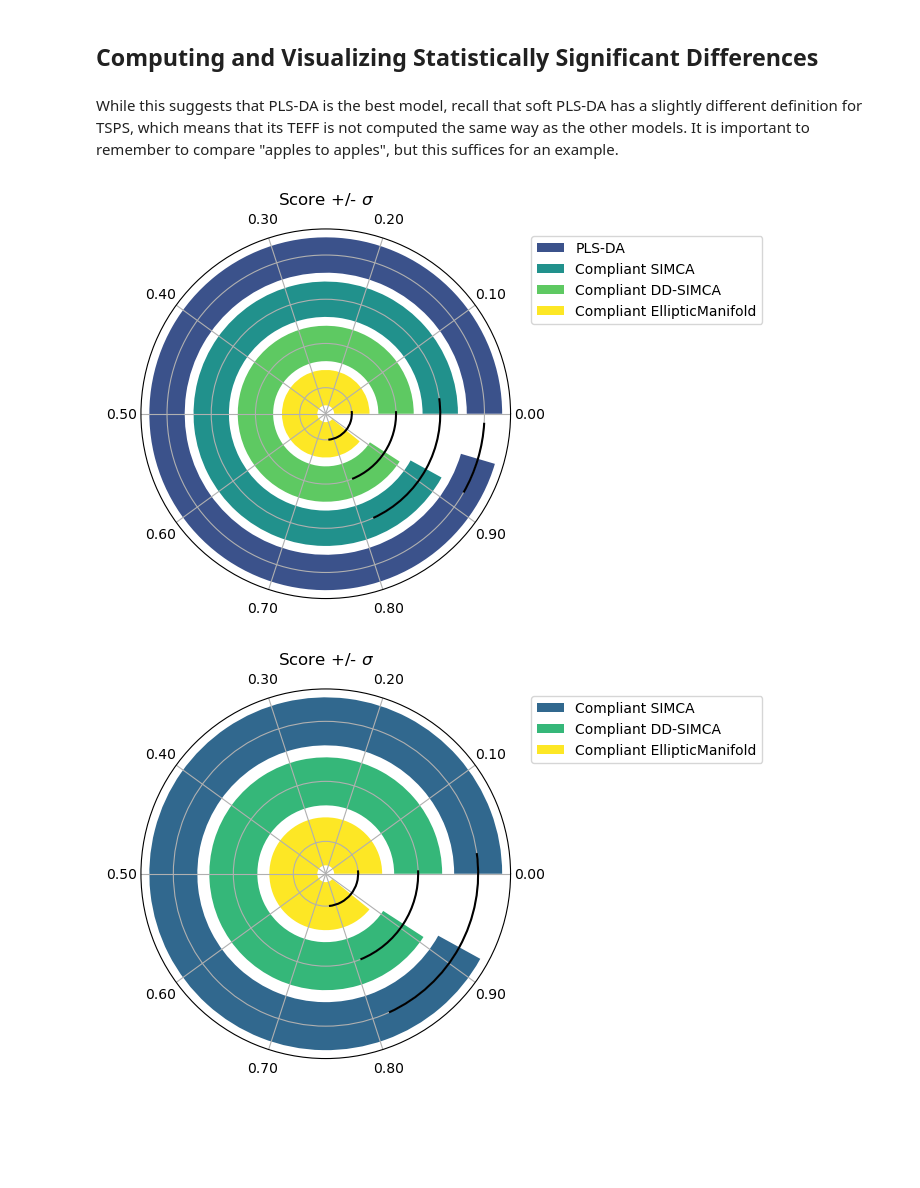
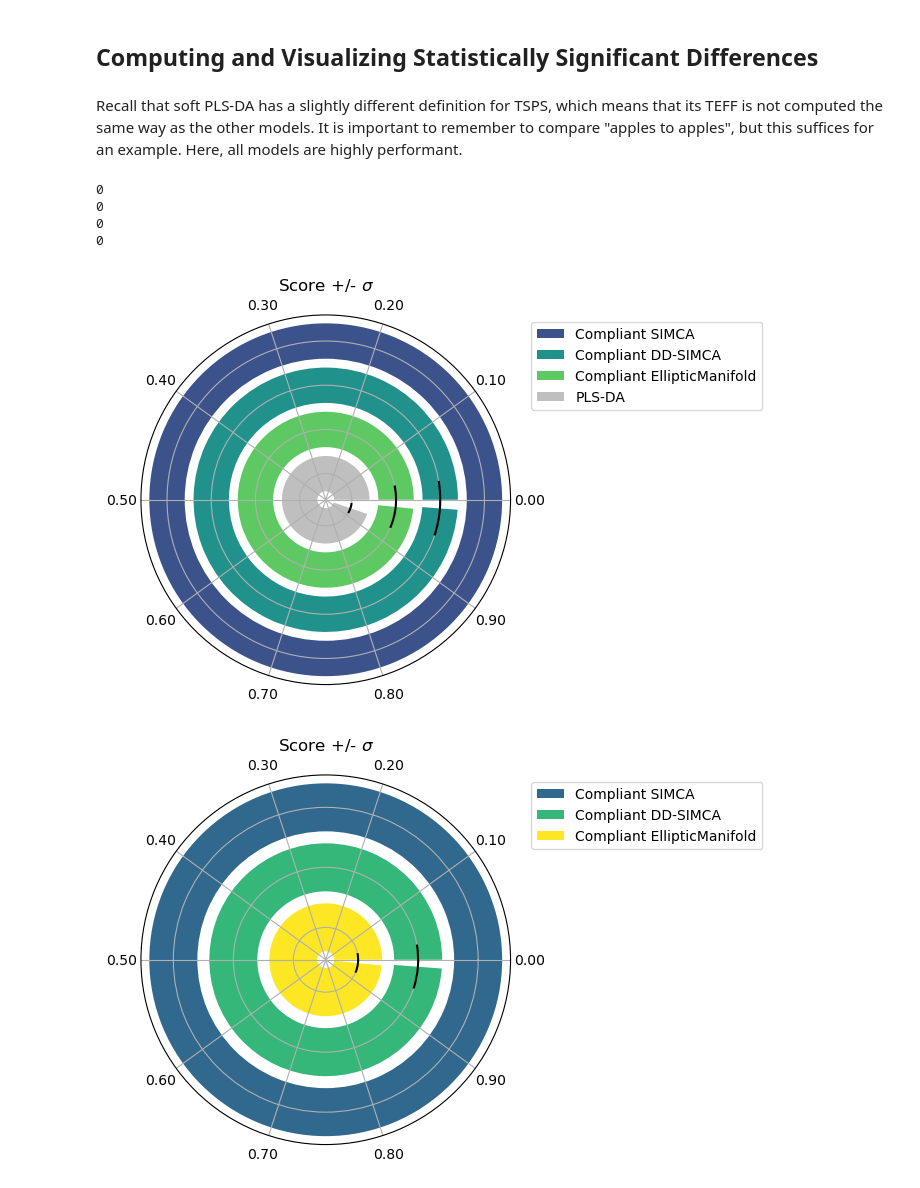
Before and after one commit to mahynski/pychemauth, a Jupyter notebook: docs/jupyter/api/comparing_pipelines.ipynb, the cells around one changed output. Saved outputs shown, nothing was run; the diff lists cells and outputs as text; code cells hidden in the pictures; blank space fills up the shorter version.

Commit message:
added ignore to BiasedNestedCV and nbs

```diff
--- a/docs/jupyter/api/comparing_pipelines.ipynb
+++ b/docs/jupyter/api/comparing_pipelines.ipynb
@@ -133,6 +134,7 @@ compliant_simca = imblearn.pipeline.Pipeline(
 
 param_grid = [{
     'simca__n_components':np.arange(1, 4),
+    'simca__alpha': [0.001, 0.01, 0.1, 0.5]
 }]
 
 gs_compliant_simca = GridSearchCV(
@@ -140,7 +142,7 @@ gs_compliant_simca = GridSearchCV(
     param_grid=param_grid,
     n_jobs=-1,
     cv=sklearn.model_selection.StratifiedKFold(n_splits=5, shuffle=True, random_state=0),
-    error_score=0,
+    error_score=0, # If a model fails to fit it is given a score of 0
     refit=True
 )
 # %%
@@ -161,6 +163,7 @@ compliant_em = imblearn.pipeline.Pipeline(
 
 param_grid = [{
     'model__kwargs':[{'n_components':i} for i in [1, 2, 3, 4]],
+    'model__alpha': [0.001, 0.01, 0.1, 0.5]
 }]
 
 gs_compliant_em = GridSearchCV(
@@ -168,7 +171,7 @@ gs_compliant_em = GridSearchCV(
     param_grid=param_grid,
     n_jobs=-1,
     cv=sklearn.model_selection.StratifiedKFold(n_splits=5, shuffle=True, random_state=0),
-    error_score=0,
+    error_score=0, # If a model fails to fit it is given a score of 0
     refit=True
 )
 # %%
@@ -187,7 +190,7 @@ pipeline_plsda = imblearn.pipeline.Pipeline(
 
 param_grid = [{
     'plsda__n_components':[3, 4],
-    'plsda__alpha': [0.07, 0.05, 0.03, 0.01],
+    'plsda__alpha': [0.001, 0.01, 0.1, 0.5],
 }]
 
 gs_plsda = GridSearchCV(
@@ -195,7 +198,7 @@ gs_plsda = GridSearchCV(
     param_grid=param_grid,
     n_jobs=-1,
     cv=sklearn.model_selection.StratifiedKFold(n_splits=5, shuffle=True, random_state=0),
-    error_score=0,
+    error_score=0, # If a model fails to fit it is given a score of 0
     refit=True
 )
 # %%
@@ -210,26 +213,36 @@ scores1, scores2, scores3, scores4 = Compare.repeated_kfold(
     y_train,
     n_repeats=10,
     k=10,
-    random_state=0
+    random_state=0,
 )
 # %% [markdown]
 Computing and Visualizing Statistically Significant Differences
 ---
 # %% [markdown]
-While this suggests that PLS-DA is the best model, recall that soft PLS-DA has a slightly different definition for TSPS, which means that its TEFF is not computed the same way as the other models.  It is important to remember to compare "apples to apples", but this suffices for an example.
+Recall that soft PLS-DA has a slightly different definition for TSPS, which means that its TEFF is not computed the same way as the other models.  It is important to remember to compare "apples to apples", but this suffices for an example.  Here, all models are highly performant.
+# %%
+# No bad fits
+for score in [scores1, scores2, scores3, scores4]:
+    print(np.sum(score == 0))
+# %% [output]
+0
+0
+0
+0
 # %%
 _ = Compare.visualize(
     {
         'Compliant DD-SIMCA': scores1,
         'Compliant SIMCA': scores2,
         'Compliant EllipticManifold': scores3,
         'PLS-DA': scores4
     },
     n_repeats=10,
-    alpha=0.05
+    alpha=0.05,
+    ignore=0 # Ignore any failed fits
 )
 # %% [output]
-[figure, old version]
+[figure, new version]
 # %%
 _ = Compare.visualize(
     {
@@ -238,7 +251,8 @@ _ = Compare.visualize(
         'Compliant EllipticManifold': scores3,
     },
     n_repeats=10,
-    alpha=0.05
+    alpha=0.05,
+    ignore=0
 )
 # %% [output]
-[figure, old version]
+[figure, new version]
```
Also changed, not shown: parts of 2 cells of this notebook, 2 other files.
